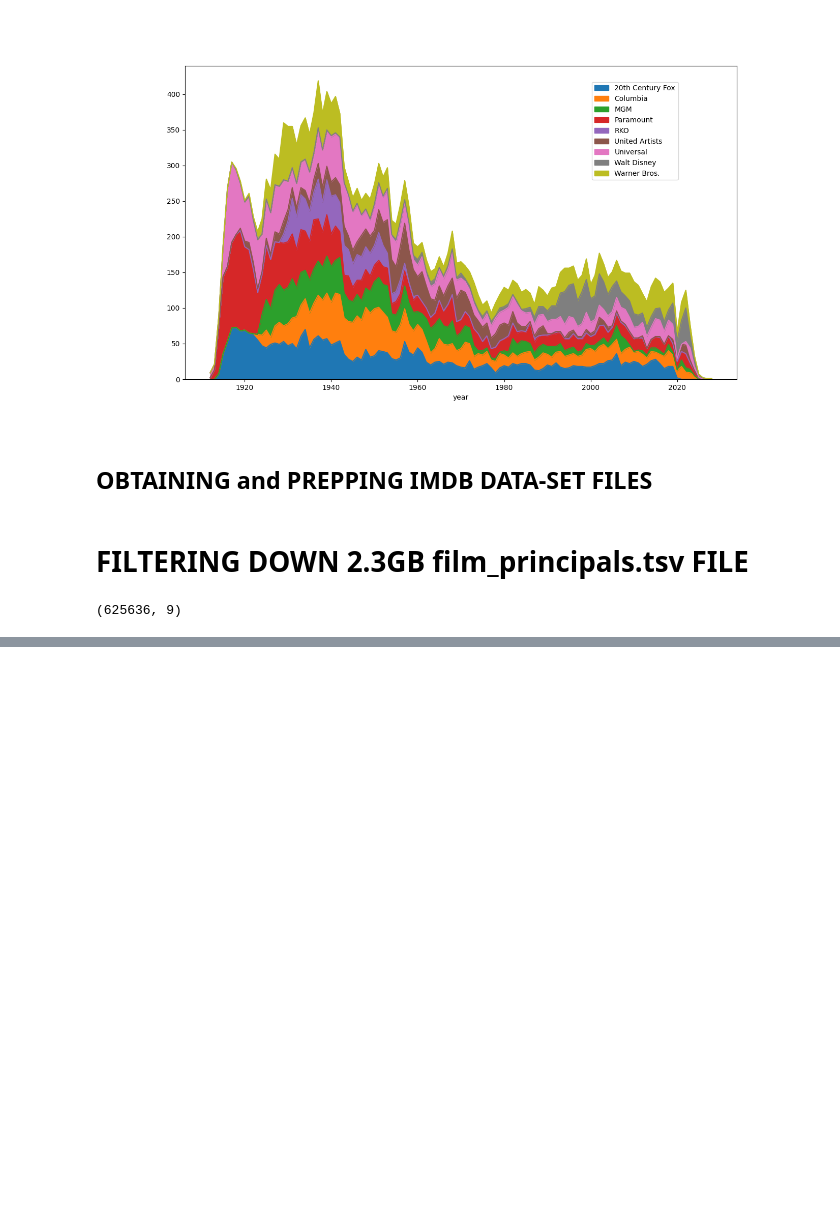
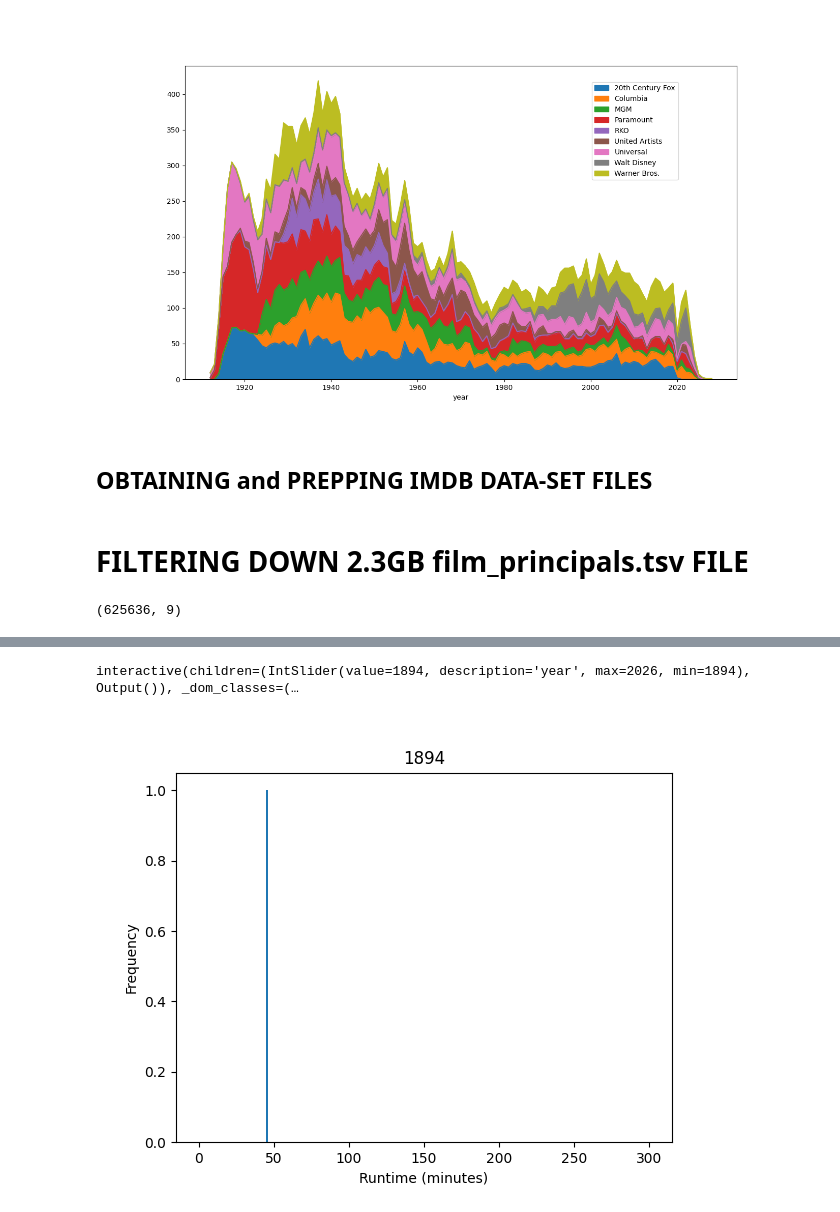
Before and after one commit to mlh86/film_visualizations, a Jupyter notebook: film_visualizations.ipynb, the cells around one changed output, grey strips where cells are left out. Drawn from its saved outputs; the diff is of its cells as text; code cells hidden in the pictures; blank space fills up the shorter version.

```diff
--- a/film_visualizations.ipynb
+++ b/film_visualizations.ipynb
@@ -284,0 +355,14 @@ movie_details.to_csv("3b - movie_principals.tsv", sep="\t")
+# %%
+fig, ax3 = plt.subplots()
+def make_yearwise_runtime_hist(year=1894):
+    ydata = mdata.loc[mdata.startYear == year];
+    ax3.clear()
+    ydata.runtimeMinutes.plot.hist(ax=ax3, bins=300, range=[0,300])
+    ax3.set_xlabel("Runtime (minutes)")
+    ax3.set_title(year)
+
+years = sorted(set(mdata.startYear))
+widgets.interact(make_yearwise_runtime_hist, year=widgets.IntSlider(min=min(years), max=max(years), step=1, continuous_update=True));
+# %% [output]
+interactive(children=(IntSlider(value=1894, description='year', max=2026, min=1894), Output()), _dom_classes=(…
+[figure, added]
```
Also changed, not shown: parts of 7 cells of this notebook.
